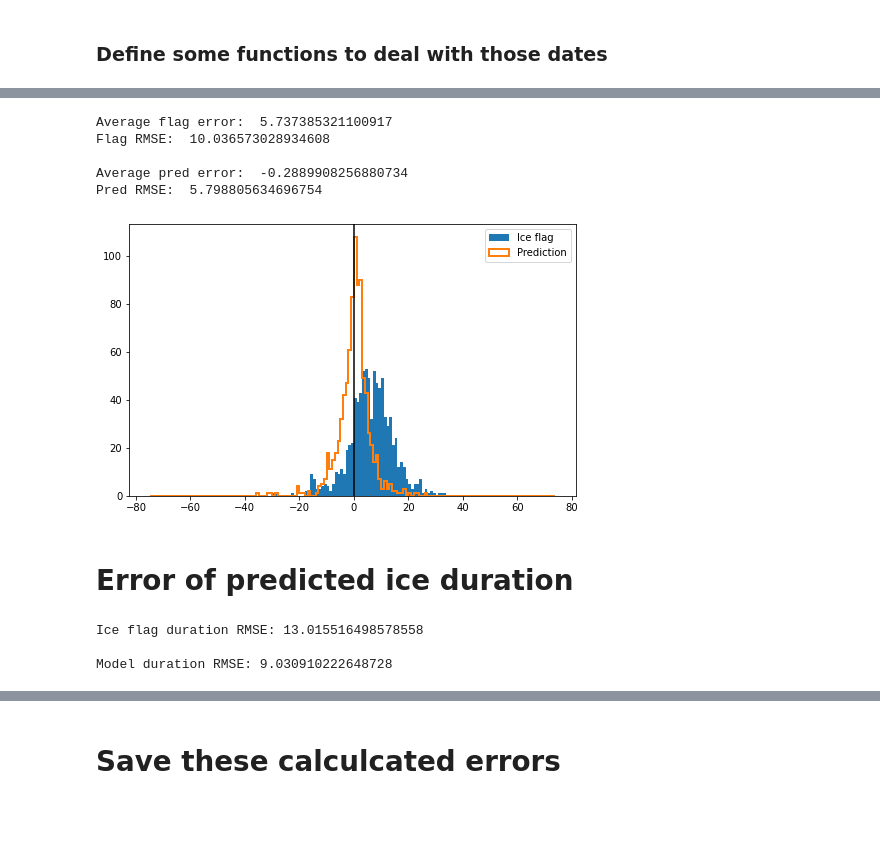
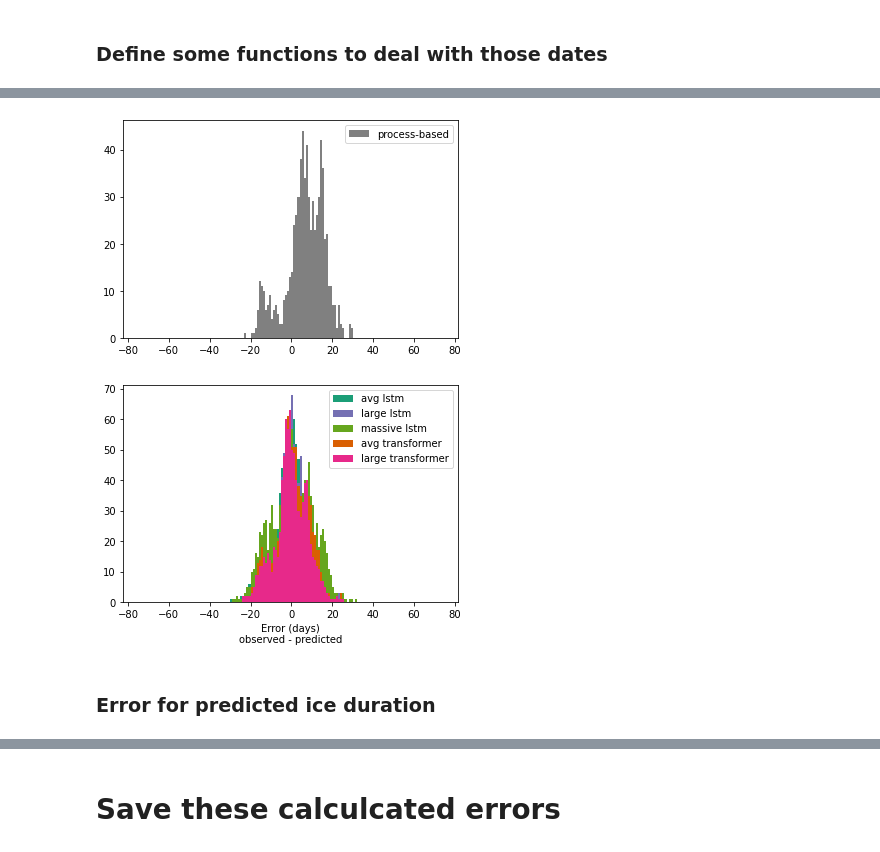
Before and after one commit to jdiaz4302/lake_ice_prediction, a Jupyter notebook: 03_eval/src/A_EvaluationMetrics.ipynb, the cells around one changed output, grey strips where cells are left out. Cells and saved outputs as stored; diff of their text form; code cells hidden in the pictures; blank space fills up the shorter version.

Commit message:
associated ipynb

```diff
--- a/03_eval/src/A_EvaluationMetrics.ipynb
+++ b/03_eval/src/A_EvaluationMetrics.ipynb
@@ -72,0 +192,3 @@ valid_predictions_class = np.round(valid_predictions)
+# %%
+all_train_predictions_class = np.round(all_train_predictions)
+all_valid_predictions_class = np.round(all_valid_predictions)
@@ -218 +348,17 @@ Pred RMSE:  7.26733927813242
+# %%
+# calculate average of errors and RMSE
+ice_on_avg_error = []
+ice_on_rmse = []
+
+for i in range(n_compare):
+
+    avg_error = np.mean(all_pred_ice_on_error[i])
+    rmse = calc_rmse(all_pred_ice_on_error[i])
+
+    ice_on_avg_error.append(avg_error)
+    ice_on_rmse.append(rmse)
+
+# store in dataframe
+eval_df['ice_on_avg_error'] = ice_on_avg_error
+eval_df['ice_on_rmse'] = ice_on_rmse
 # %% [markdown]
@@ -220,11 +366,29 @@ Pred RMSE:  7.26733927813242
 # %%
-flag_error_ice_off, pred_error_ice_off = calc_date_errors(flag_ice_off, pred_ice_off, ice_off)
+# calculate all errors: obs - pred
+all_pred_ice_off_error = np.zeros([n_compare, valid_n])
 
-plot_and_print_date_errors(flag_error_ice_off, pred_error_ice_off)
+for i in range(n_compare):
+    all_pred_ice_off_error[i] = calc_date_errors(all_pred_ice_off[i], obs_ice_off)
+
+# PB flag
+flag_ice_off_error = calc_date_errors(flag_ice_off, obs_ice_off)
-# %% [output]
-Average flag error:  5.737385321100917
-Flag RMSE:  10.036573028934608
-
-Average pred error:  -0.2889908256880734
-Pred RMSE:  5.798805634696754
-[figure, removed]
+# %%
+# view distribution of errors
+plt.hist(flag_ice_off_error, label = 'process-based',
+         bins = range(-1*n_days_hist_cutoff, n_days_hist_cutoff), color = 'gray')
+plt.legend()
+plt.pause(0.001)
+
+for i in range(n_compare):
+    name = model_size_ls[i] + ' ' + model_type_ls[i]
+    plt.hist(all_pred_ice_off_error[i],
+             bins = range(-1*n_days_hist_cutoff, n_days_hist_cutoff),
+             label = name, color = color_dict[name])
+# Handling redundant legend labels
+handles, labels = plt.gca().get_legend_handles_labels()
+by_label = OrderedDict(zip(labels, handles))
+plt.legend(by_label.values(), by_label.keys())
+plt.xlabel('Error (days)\nobserved - predicted');
+# %% [output]
+[figure, added]
+[figure, added]
@@ -231,24 +411,7 @@ Pred RMSE:  5.798805634696754
 # %% [markdown]
-# Error of predicted ice duration
+### Error for predicted ice duration
 # %%
 # Simply take number of days between ice on and ice off for ice duration
 def calc_ice_duration(off, on):
     dur = np.asarray(off).astype(np.datetime64) - np.asarray(on).astype(np.datetime64)
     return dur.astype(int)
-# %%
-# Convert dates to days between on and off
-obs_dur = calc_ice_duration(ice_off, ice_on)
-pred_dur = calc_ice_duration(pred_ice_off, pred_ice_on)
-flag_dur = calc_ice_duration(flag_ice_off, flag_ice_on)
-
-# Compare model outputs to observations
-pred_error_dur = obs_dur - pred_dur
-flag_error_dur = obs_dur - flag_dur
-
-# Get the associated RMSE
-print("Ice flag duration RMSE:", calc_rmse(flag_error_dur))
-print("\nModel duration RMSE:", calc_rmse(pred_error_dur))
-# %% [output]
-Ice flag duration RMSE: 13.015516498578558
-
-Model duration RMSE: 9.030910222648728
```
Also changed, not shown: parts of 62 cells of this notebook.
